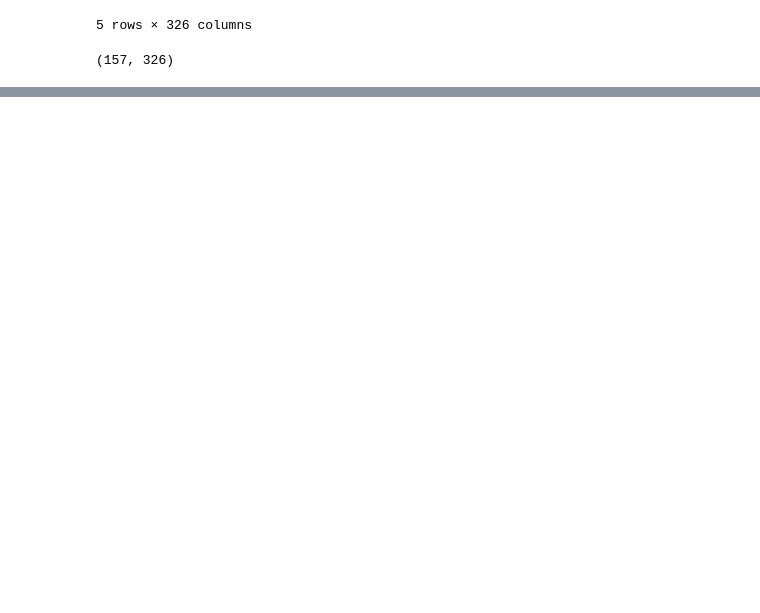
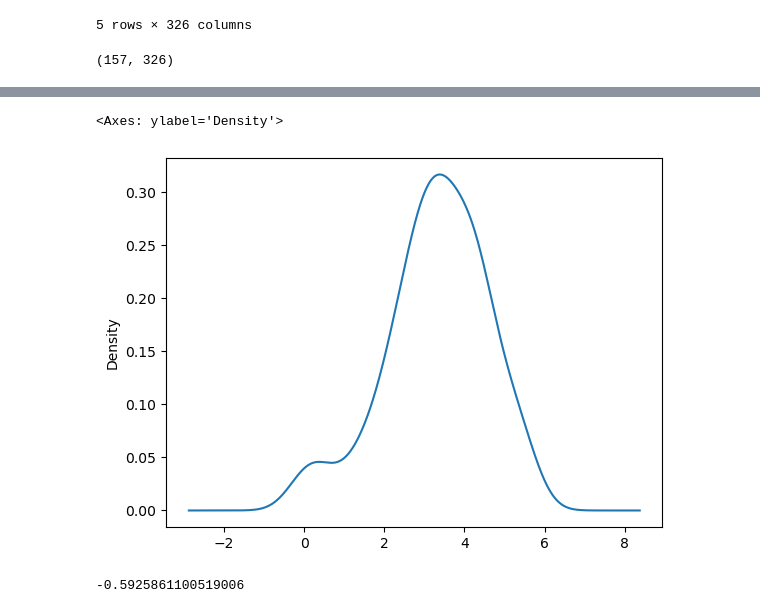
Before and after one commit to kroopeshrajput/Linear_regression_OLS_Car_sales, a Jupyter notebook: OLS Car sales.ipynb, the cells around one changed output, grey strips where cells are left out. Cells and saved outputs as stored; diff of their text form; code cells hidden in the pictures; blank space fills up the shorter version.

```diff
--- a/OLS Car sales.ipynb
+++ b/OLS Car sales.ipynb
@@ -275,0 +291,9 @@ cars.shape
+# %%
+cars.loc[:, 'log_Sales_in_thousands'].plot(kind='kde')
+# %% [output]
+<Axes: ylabel='Density'>
+[figure, added]
+# %%
+cars.loc[:, 'log_Sales_in_thousands'].skew()
+# %% [output]
+-0.5925861100519006
```
Also changed, not shown: parts of 12 cells of this notebook.
